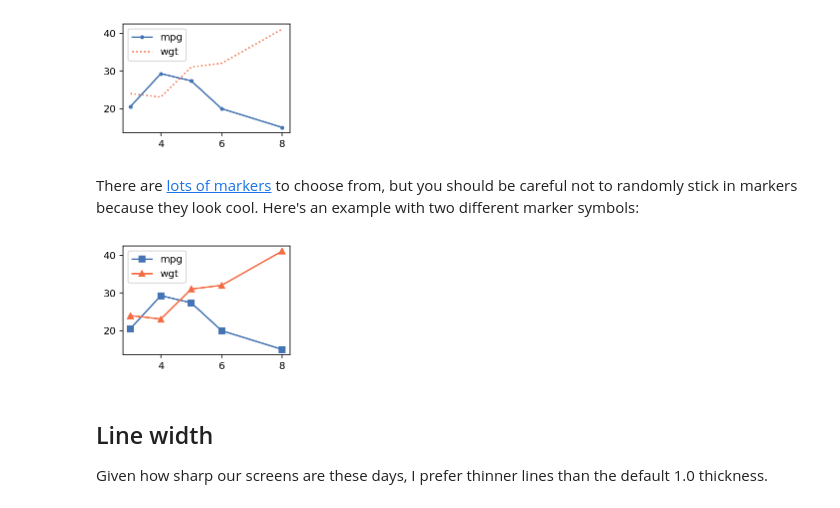
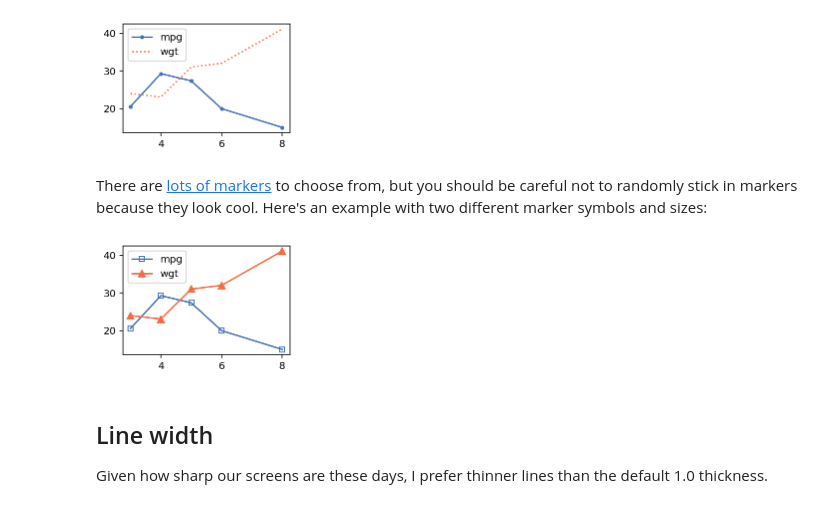
Before and after one commit to parrt/msds593, a Jupyter notebook: notebooks/matplotlib-beautify.ipynb, the cells around one changed output. Cells and saved outputs as stored; diff of their text form; code cells hidden in the pictures.

```diff
--- a/notebooks/matplotlib-beautify.ipynb
+++ b/notebooks/matplotlib-beautify.ipynb
@@ -231,17 +264,17 @@ plt.show()
 # %% [output]
 [figure]
 # %% [markdown]
-There are [lots of markers](https://matplotlib.org/3.1.1/api/markers_api.html) to choose from, but you should be careful not to randomly stick in markers because they look cool. Here's an example with two different marker symbols:
+There are [lots of markers](https://matplotlib.org/3.1.1/api/markers_api.html) to choose from, but you should be careful not to randomly stick in markers because they look cool. Here's an example with two different marker symbols and sizes:
 # %%
 fig, ax = plt.subplots(figsize=(3,2))  # make one subplot (ax) on the figure
 
-ax.plot(cyl, avg_mpg,     's-', c='#4574B4', label="mpg")
-ax.plot(cyl, avg_wgt/100, '^-', c='#F46C43', label="wgt")
+ax.plot(cyl, avg_mpg,     's-', markersize=5, fillstyle='none', c='#4574B4', label="mpg")
+ax.plot(cyl, avg_wgt/100, '^-', markersize=7,                   c='#F46C43', label="wgt")
 
 plt.legend()
 plt.show()
 # %% [output]
-[figure, old version]
+[figure, new version]
 # %% [markdown]
 ## Line width
 
```
Also changed, not shown: parts of 10 cells of this notebook.
